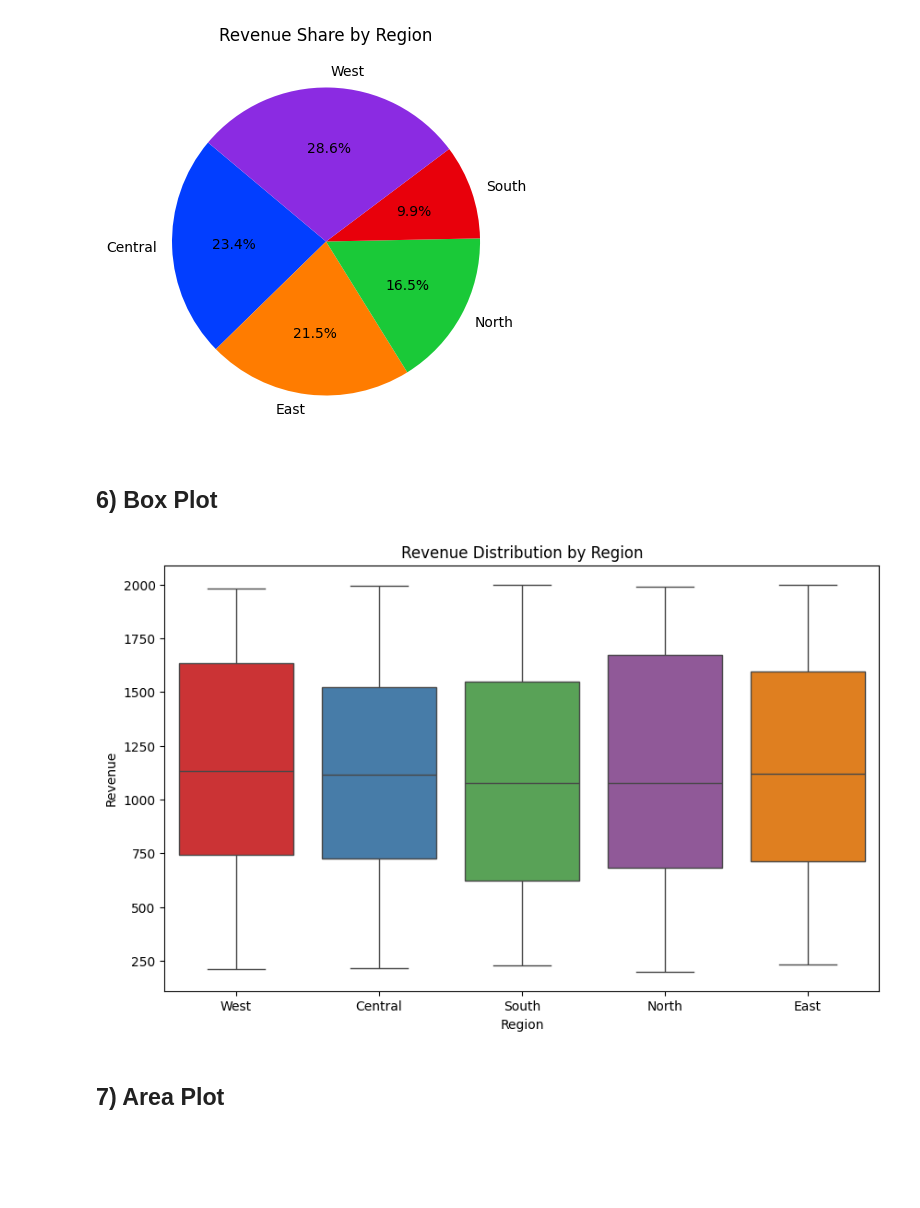
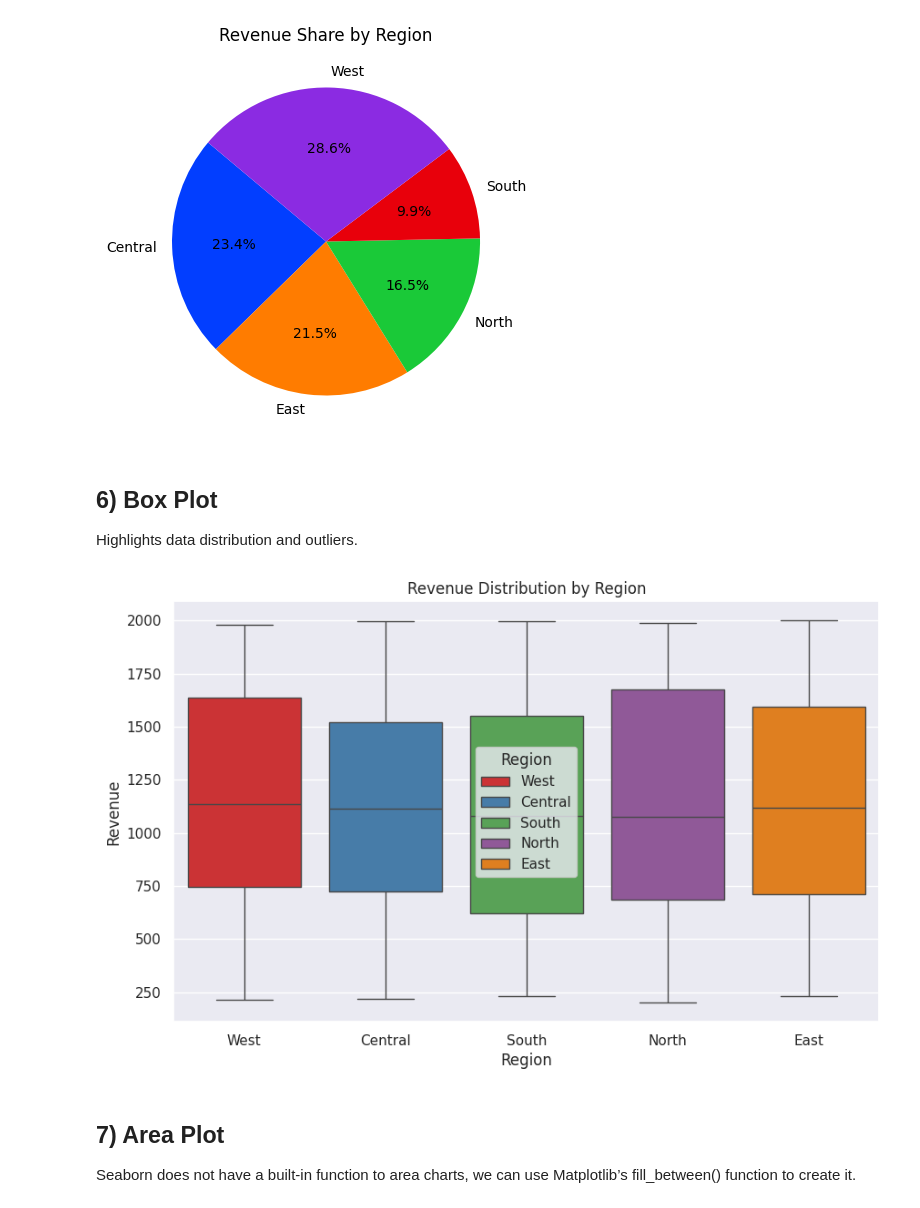
Before and after one commit to SobiaNoorAI/Data-Seekho-Data-Science-Mastery-Program, a Jupyter notebook: MODULE 3: DATA VISUALIZATION AND ANALYSIS/Assignment 1: Exploring Visualizations with Power BI, Matplotlib, and Seaborn/Python_Visualization_(Matplotlib_Seaborn).ipynb, the cells around one changed output. Drawn from its saved outputs; the diff is of its cells as text; code cells hidden in the pictures; blank space fills up the shorter version.

```diff
--- a/MODULE 3: DATA VISUALIZATION AND ANALYSIS/Assignment 1: Exploring Visualizations with Power BI, Matplotlib, and Seaborn/Python_Visualization_(Matplotlib_Seaborn).ipynb
+++ b/MODULE 3: DATA VISUALIZATION AND ANALYSIS/Assignment 1: Exploring Visualizations with Power BI, Matplotlib, and Seaborn/Python_Visualization_(Matplotlib_Seaborn).ipynb
@@ -201,18 +230,21 @@ plt.show()
 [figure]
 # %% [markdown]
 ## 6) Box Plot
+Highlights data distribution and outliers.
 # %%
 # Box Plot
 plt.figure(figsize=(10, 6))
-sns.boxplot(data=data, x='Region', y='Revenue', palette='Set1', legend=False, hue='Region')
+sns.boxplot(data=data, x='Region', y='Revenue', palette='Set1', legend=True, hue='Region')
 plt.title('Revenue Distribution by Region')
 plt.xlabel('Region')
 plt.ylabel('Revenue')
+plt.savefig('revenue_distribution_by_region.png')
 plt.show()
 # %% [output]
-[figure, old version]
+[figure, new version]
-# %% [markdown]
-## 7) Area Plot
+# %% [markdown]
+## 7) Area Plot
+Seaborn does not have a built-in function to area charts, we can use Matplotlib’s fill_between() function to create it.
 # %%
 # Area Chart
 cumulative_revenue = data.groupby('Month')['Revenue'].sum().cumsum().reset_index()
```
Also changed, not shown: parts of 40 cells of this notebook.
